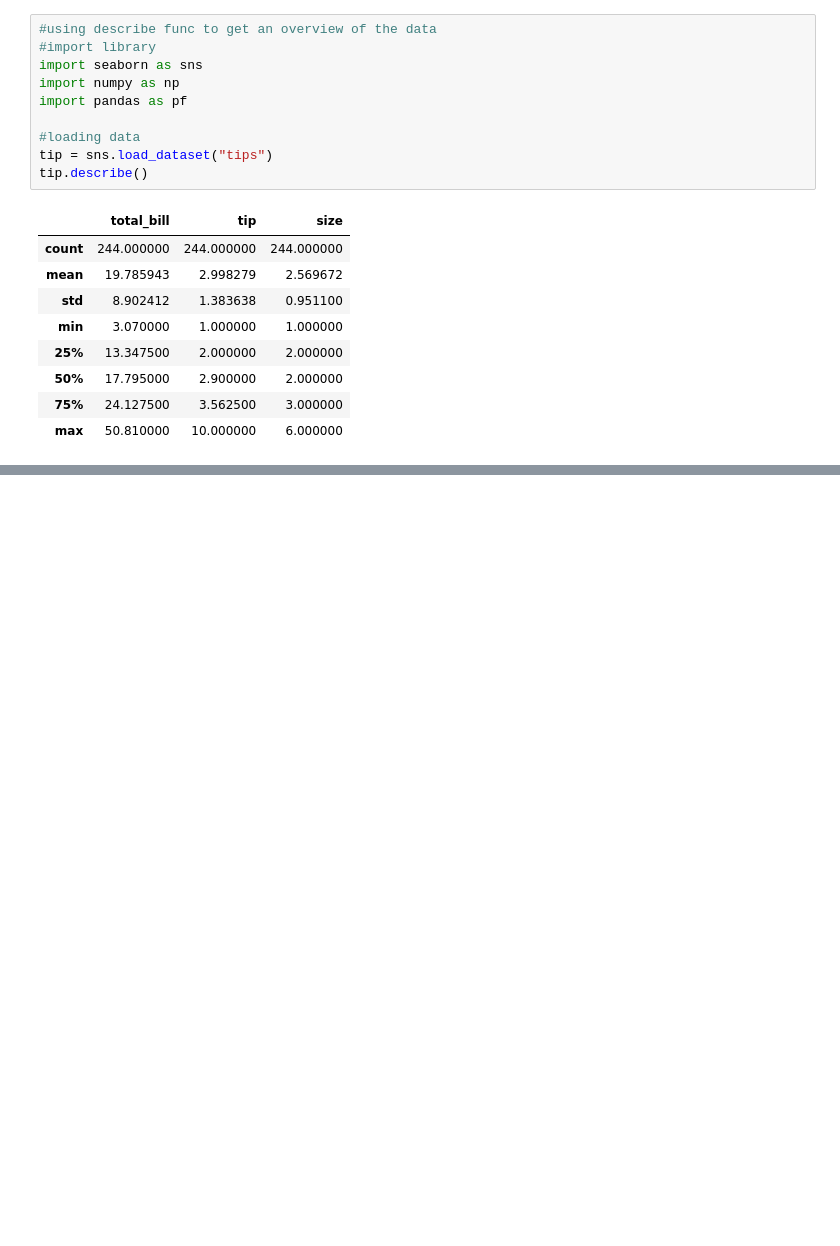
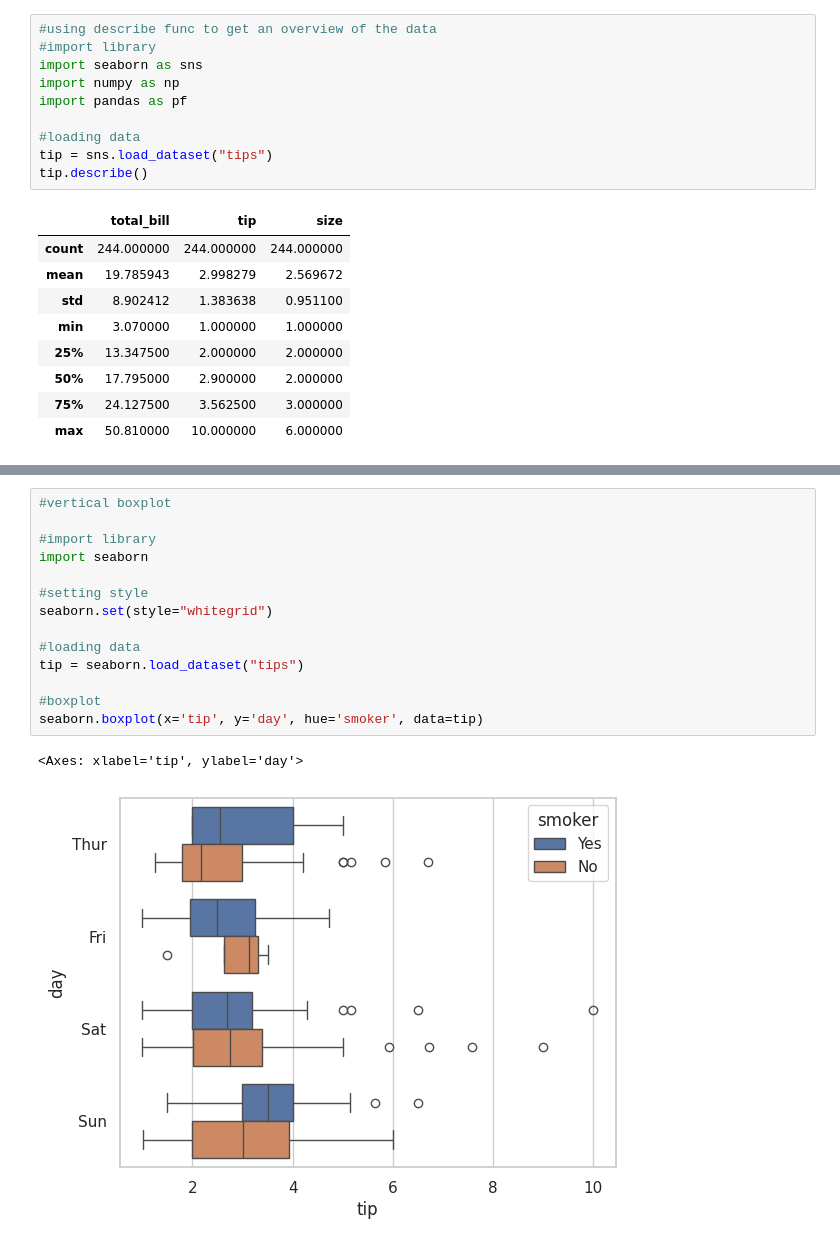
Before and after one commit to Syeda-Eman/40-days-of-Python, a Jupyter notebook: Day_4.ipynb, the cells around one changed output, grey strips where cells are left out. Cells and saved outputs as stored; diff of their text form; blank space fills up the shorter version.

```diff
--- a/Day_4.ipynb
+++ b/Day_4.ipynb
@@ -372,0 +404,17 @@ tip.describe()
+# %%
+#vertical boxplot
+
+#import library
+import seaborn
+
+#setting style
+seaborn.set(style="whitegrid")
+
+#loading data
+tip = seaborn.load_dataset("tips")
+
+#boxplot
+seaborn.boxplot(x='tip', y='day', hue='smoker', data=tip)
+# %% [output]
+<Axes: xlabel='tip', ylabel='day'>
+[figure, added]
```
Also changed, not shown: parts of 10 cells of this notebook.
